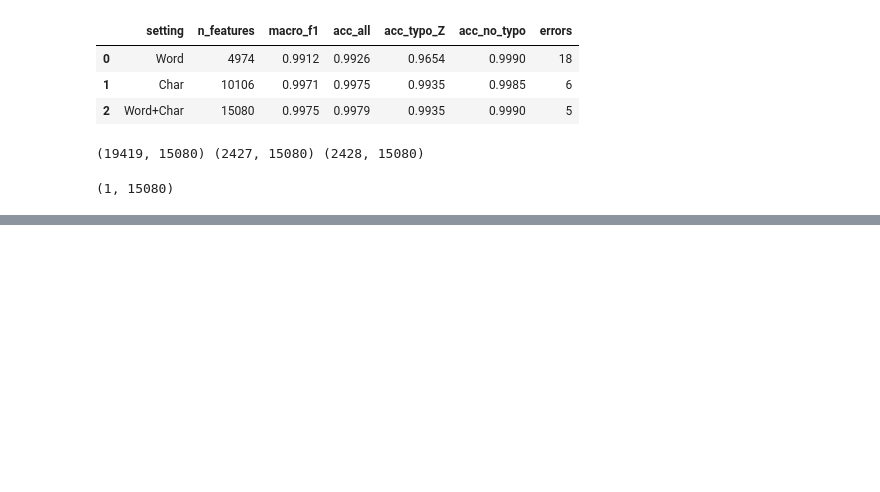
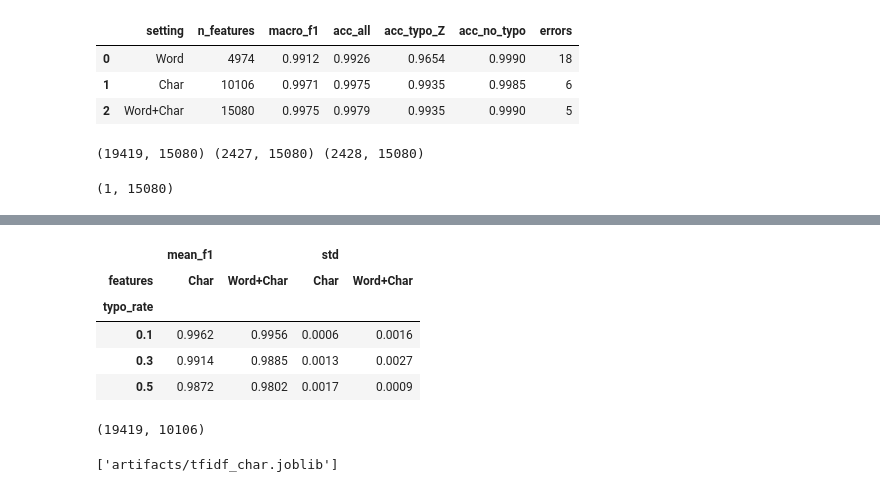
Before and after one commit to hananAhmed07/Customer-Support-Project, a Jupyter notebook: nlp_preprocessing.ipynb, the cells around one changed output, grey strips where cells are left out. Saved outputs shown, nothing was run; the diff lists cells and outputs as text; code cells hidden in the pictures; blank space fills up the shorter version.

Commit message:
Choose char n-gram TF-IDF after robustness test

```diff
--- a/nlp_preprocessing.ipynb
+++ b/nlp_preprocessing.ipynb
@@ -358,0 +442,44 @@ print(tfidf.transform(["i need help cancelling puchase ph_order_number"]).shape)
+# %%
+import numpy as np
+
+seeds = [1, 2, 3, 4, 5]
+rows = []
+
+for name in ["Char", "Word+Char"]:
+    makers = setups[name]
+    vecs = [m() for m in makers]
+    X_train = hstack([v.fit_transform(train["instruction_clean"]) for v in vecs]).tocsr()
+    clf = LogisticRegression(max_iter=1000, class_weight="balanced")
+    clf.fit(X_train, train["intent"])
+
+    for p in [0.1, 0.3, 0.5]:
+        scores = []
+        for s in seeds:
+            rng = random.Random(s)
+            noisy = val["instruction_clean"].apply(lambda t: add_typos(t, p, rng))
+            X_val = hstack([v.transform(noisy) for v in vecs]).tocsr()
+            scores.append(f1_score(val["intent"], clf.predict(X_val), average="macro"))
+        rows.append({"features": name, "typo_rate": p,
+                     "mean_f1": round(np.mean(scores), 4), "std": round(np.std(scores), 4)})
+
+pd.DataFrame(rows).pivot(index="typo_rate", columns="features", values=["mean_f1", "std"])
+# %% [output]
+|  | mean_f1 |  | std |  |
+| features | Char | Word+Char | Char | Word+Char |
+| typo_rate |  |  |  |  |
+| 0.1 | 0.9962 | 0.9956 | 0.0006 | 0.0016 |
+| 0.3 | 0.9914 | 0.9885 | 0.0013 | 0.0027 |
+| 0.5 | 0.9872 | 0.9802 | 0.0017 | 0.0009 |
+# %%
+import joblib
+
+tfidf_char = TfidfVectorizer(sublinear_tf=True, analyzer="char_wb", ngram_range=(2, 5), min_df=2)
+
+# الـ fit على الـ Train بس ⭐
+X_train = tfidf_char.fit_transform(train["instruction_clean"])
+print(X_train.shape)
+
+joblib.dump(tfidf_char, "artifacts/tfidf_char.joblib")
+# %% [output]
+(19419, 10106)
+['artifacts/tfidf_char.joblib']
```
Also changed, not shown: parts of 1 cell of this notebook, 2 other files.
